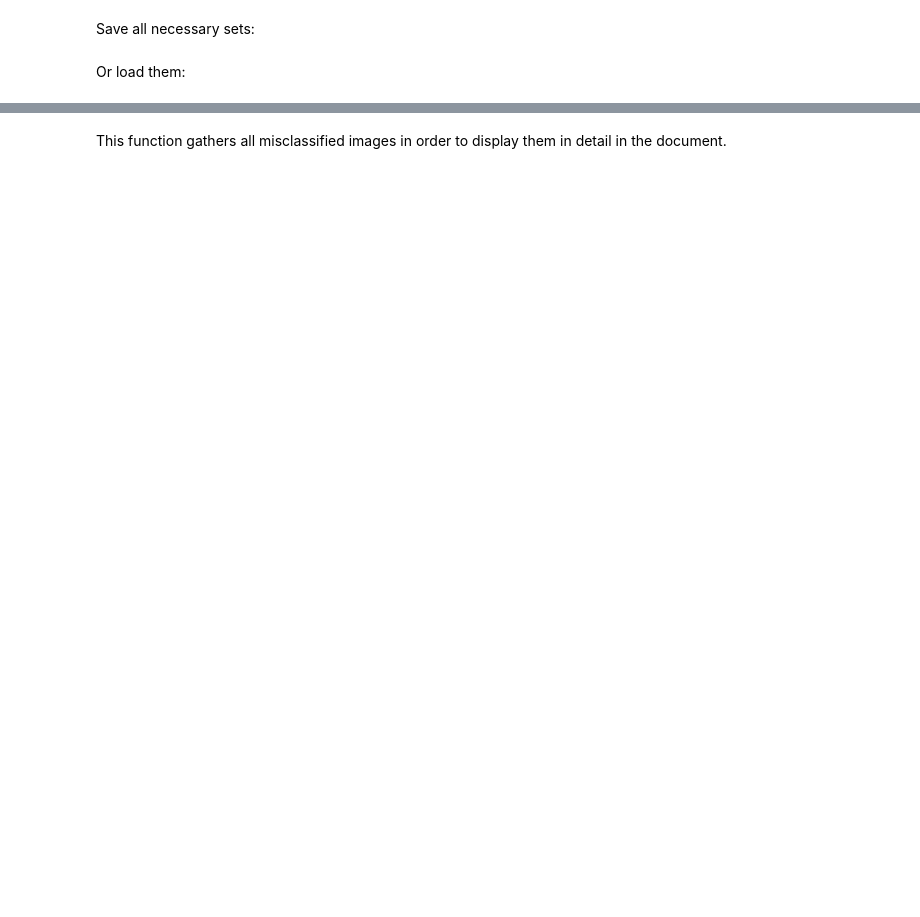
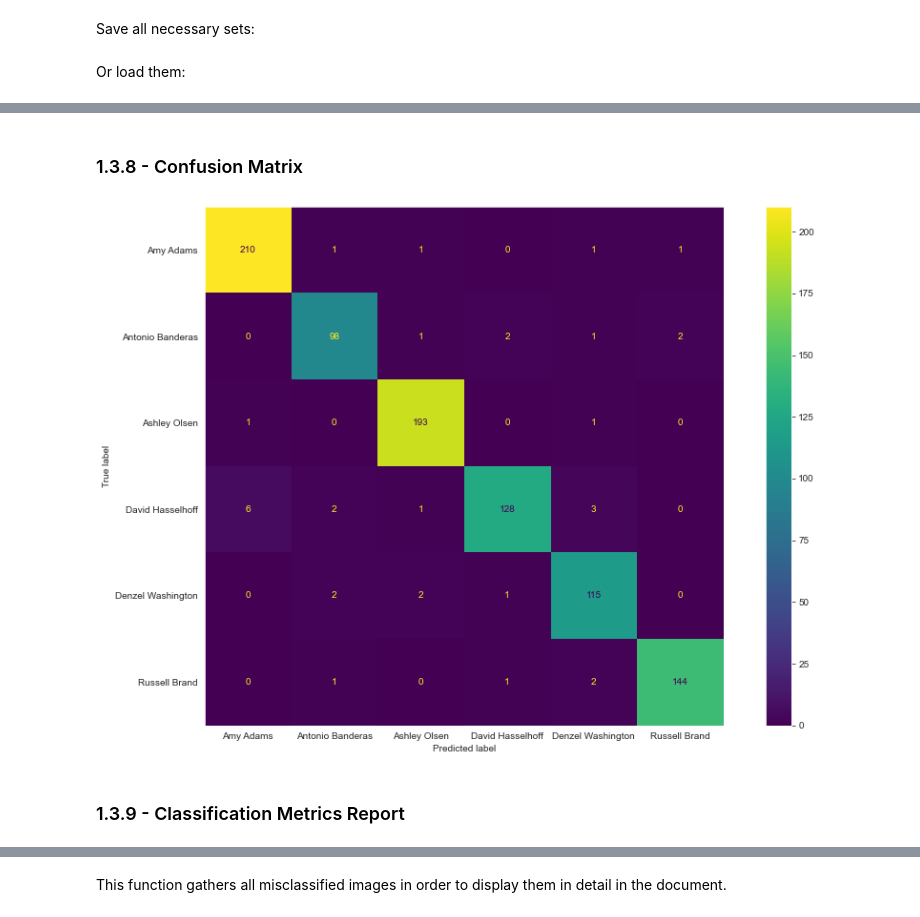
Before and after one commit to yiannis9/AdversarialFR, a Jupyter notebook: Model_Building.ipynb, the cells around one changed output, grey strips where cells are left out. Drawn from its saved outputs; the diff is of its cells as text; code cells hidden in the pictures; blank space fills up the shorter version.

```diff
--- a/Model_Building.ipynb
+++ b/Model_Building.ipynb
@@ -366,0 +197,21 @@ First Load the weights of the model
+# %%
+def preprocess(image,label, mode='xception'):
+    image = tf.cast(image, tf.float32)#/ 255.0
+    if mode == 'xception':
+        final_image = tf.keras.applications.xception.preprocess_input(image)
+    elif mode == 'inceptionv3':
+        final_image = tf.keras.applications.inception_v3.preprocess_input(image)
+    elif mode == 'resnet':
+        final_image = tf.keras.applications.resnet.preprocess_input(image)
+
+    return final_image,label
+
+train_dataset = tf.data.Dataset.from_tensor_slices((X_train,y_train))
+test_dataset = tf.data.Dataset.from_tensor_slices((X_test,y_test))
+
+batch_size = 32
+train_dataset = train_dataset.shuffle(len(train_dataset)*2)
+train_dataset = train_dataset.map(preprocess).batch(batch_size).prefetch(1)
+
+test_dataset = test_dataset.shuffle(len(test_dataset)*2)
+test_dataset = test_dataset.map(preprocess).batch(batch_size).prefetch(1)
@@ -366,0 +525,3 @@ First Load the weights of the model
+# %%
+LABELS = encoder.classes_
+new_test_data_array = np.load('new_test_data_array.npy', allow_pickle=True)
@@ -366,0 +530,27 @@ First Load the weights of the model
+# %%
+y_pred = []
+for i in tqdm(new_test_data_array, 'Predicting Ys'):
+    ipred = model(np.expand_dims(i[0], axis=0))
+    ipred = encoder.inverse_transform([np.argmax(ipred)])
+    y_pred.append(ipred)
+# %%
+y_true = [lbl for (img,lbl) in tqdm(new_test_data_array)]
+y_true = np.array([encoder.inverse_transform([x.argsort()[-6:][::-1][0]]) for x in tqdm(y_true)])
+# %% [markdown]
+### 1.3.8 - Confusion Matrix
+# %%
+from sklearn.metrics import confusion_matrix, ConfusionMatrixDisplay
+sns.set_style("dark")
+fig, ax = plt.subplots(figsize=(16, 10))
+cm = confusion_matrix(y_true=y_true,
+                      y_pred=y_pred,
+                      labels=LABELS)
+disp = ConfusionMatrixDisplay(confusion_matrix=cm,
+                              display_labels=LABELS)
+
+disp.plot(ax=ax)
+plt.savefig('model_bkp/confusion_matrix.png', dpi=100)
+# %% [output]
+[figure, added]
+# %% [markdown]
+### 1.3.9 - Classification Metrics Report
```
Also changed, not shown: parts of 67 cells of this notebook.
